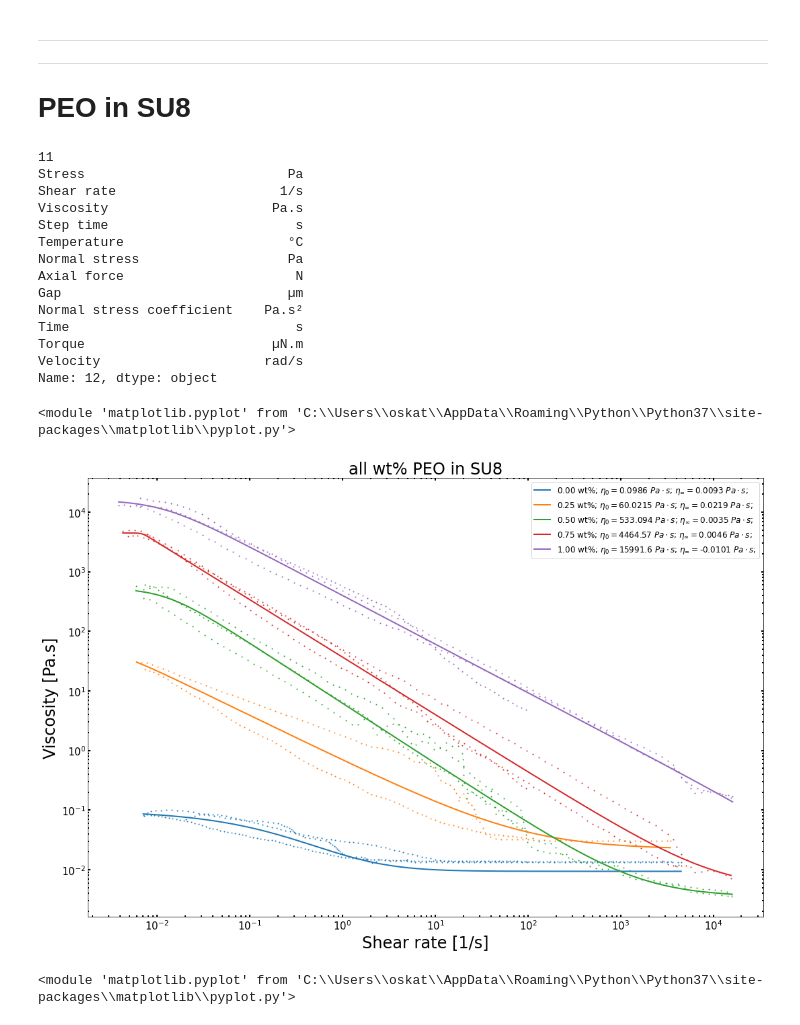
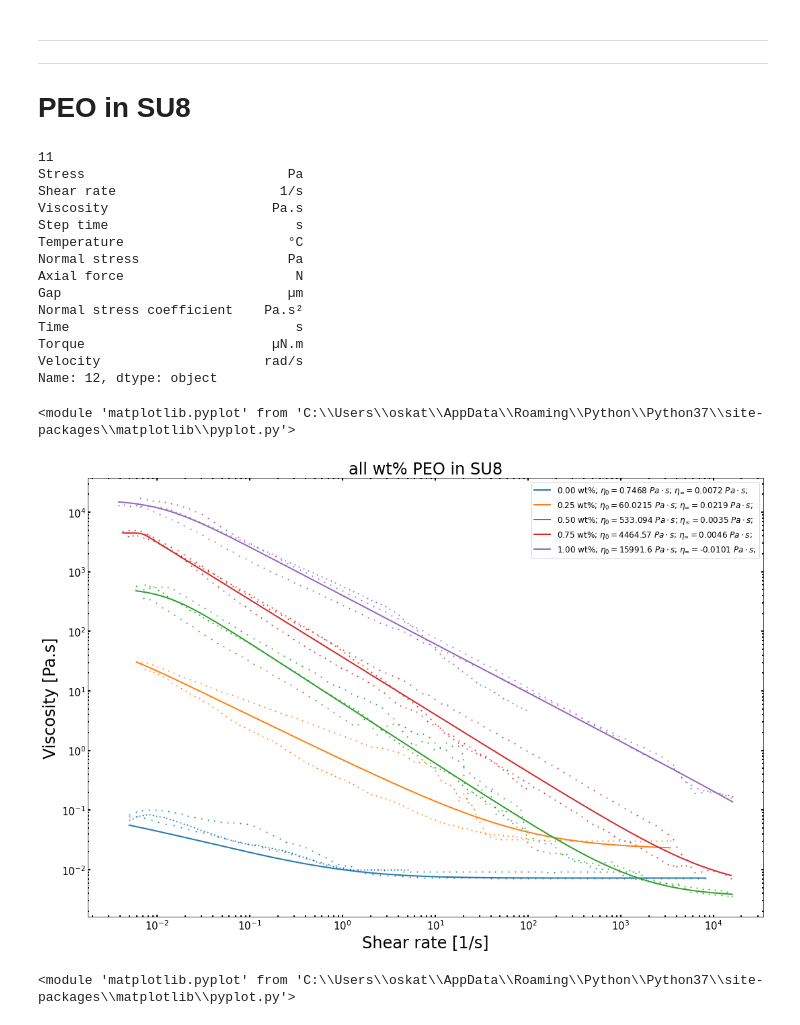
Before and after one commit to KiraSensei13/MNT_ITESM_Thesis, a Jupyter notebook: 9_characterizationRheology/TRIOSplots.ipynb, the cells around one changed output. Drawn from its saved outputs; the diff is of its cells as text; code cells hidden in the pictures.

```diff
--- a/9_characterizationRheology/TRIOSplots.ipynb
+++ b/9_characterizationRheology/TRIOSplots.ipynb
@@ -314,35 +314,35 @@ Name: 12, dtype: object
 # %%
 plotName        = "all wt% PEO in SU8";
 fileNames       = ["./csv/peo_su8_all_000.csv", "./csv/peo_su8_all_025.csv", "./csv/peo_su8_all_050.csv", "./csv/peo_su8_all_075.csv", "./csv/peo_su8_all_100.csv"];
 Model           = [            'CarreauYasuda',                   'Carreau',                   'Carreau',             'CarreauYasuda',             'CarreauYasuda'];
-eta_zero        = [                  0.0986148,                     60.0215,                     533.094,                     4464.57,                     15991.6];
-eta_inft        = [                  0.00934786,                   0.0218821,                  0.00350675,                  0.00464033,                  -0.0100825];
-kappa           = [                    2.59078,                     373.190,                     82.3492,                     144.815,                     91.8066];
-n               = [                  -0.474137,                    0.242361,                  -0.0105593,                   0.0353161,                    0.183502];
-m               = [                   0.660423,                        None,                        None,                     19.2880,                     1.70415];
+eta_zero        = [                   0.746811,                     60.0215,                     533.094,                     4464.57,                     15991.6];
+eta_inft        = [                 0.00720699,                   0.0218821,                  0.00350675,                  0.00464033,                  -0.0100825];
+kappa           = [              0.00000227534,                     373.190,                     82.3492,                     144.815,                     91.8066];
+n               = [                   -4.49322,                    0.242361,                  -0.0105593,                   0.0353161,                    0.183502];
+m               = [                   0.142808,                        None,                        None,                     19.2880,                     1.70415];
 fileDescription = [                 "0.00 wt%",                  "0.25 wt%",                  "0.50 wt%",                  "0.75 wt%",                  "1.00 wt%"];
 headDrops       = [                          0,                           0,                           0,                           0,                           0];
 tailDrops       = [                          0,                           0,                           0,                           0,                           0];
 
 # Plot all files in one plot
 compareData_wFits_(plotName, fileNames, headDrops, tailDrops, fileDescription, Model, eta_zero, eta_inft, kappa, n, m);
 # %% [output]
 11
 Stress                          Pa
 Shear rate                     1/s
 Viscosity                     Pa.s
 Step time                        s
 Temperature                     °C
 Normal stress                   Pa
 Axial force                      N
 Gap                             µm
 Normal stress coefficient    Pa.s²
 Time                             s
 Torque                        µN.m
 Velocity                     rad/s
 Name: 12, dtype: object
 <module 'matplotlib.pyplot' from 'C:\\Users\\oskat\\AppData\\Roaming\\Python\\Python37\\site-packages\\matplotlib\\pyplot.py'>
-[figure, old version]
+[figure, new version]
 # %%
 #####
 
```
Also changed, not shown: parts of 1 cell of this notebook, 3 other files.
